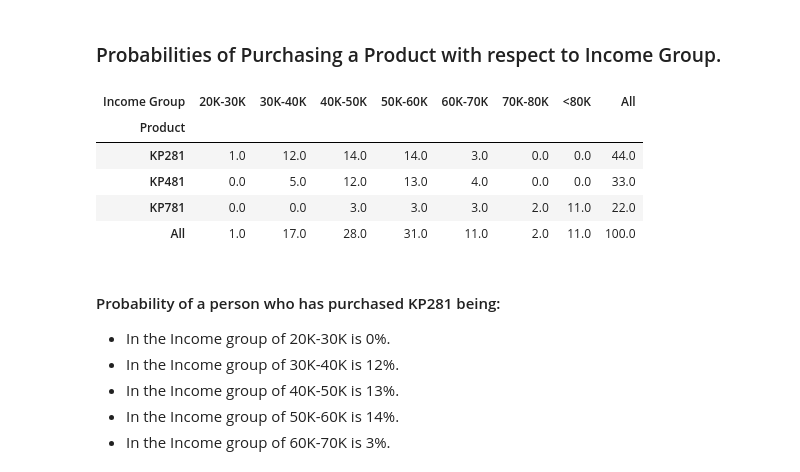
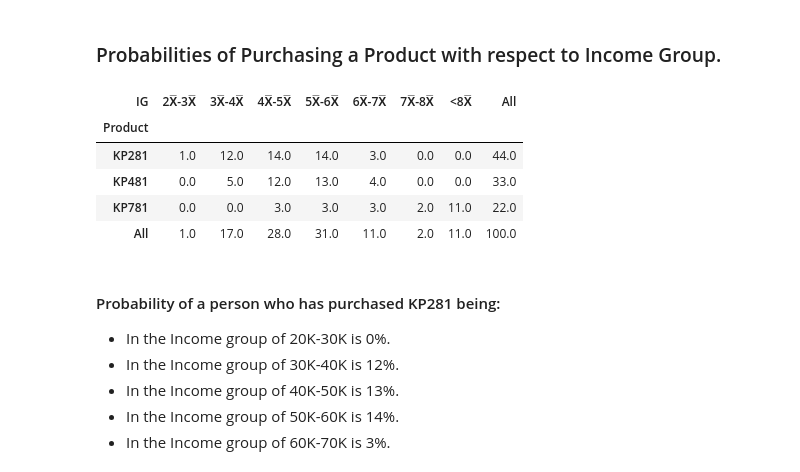
Before and after one commit to 2k4sm/aerofitAnalysis, a Jupyter notebook: aerofit_analysis.ipynb, the cells around one changed output. Cells and saved outputs as stored; diff of their text form; code cells hidden in the pictures.

```diff
--- a/aerofit_analysis.ipynb
+++ b/aerofit_analysis.ipynb
@@ -426,11 +426,11 @@ sns.boxplot(data=df_copy,x="Age", y="Product")
 # %% [markdown]
 ### Income-Product Analysis.
 # %%
-df_copy['Income Group'] = pd.cut(df['Income'],bins=[20000,30000,40000,50000,60000,70000,80000,2000000],labels=['20K-30K','30K-40K','40K-50K','50K-60K','60K-70K','70K-80K','<80K'])
+df_copy['IG'] = pd.cut(df['Income'],bins=[20000,30000,40000,50000,60000,70000,80000,2000000],labels=['2X̅-3X̅','3X̅-4X̅','4X̅-5X̅','5X̅-6X̅','6X̅-7X̅','7X̅-8X̅','<8X̅'])
 
-ctab_income = pd.crosstab(index=df_copy["Income Group"], columns=df_copy["Product"])
+ctab_income = pd.crosstab(index=df_copy["IG"], columns=df_copy["Product"])
 margin_ctab_income_percent = (ctab_income / ctab_income.sum())*100
 print(margin_ctab_income_percent.round(2))
 
-sns.catplot(data=df,x="Income Group",col="Product",kind="count",hue="Product")
+sns.catplot(data=df,x="IG",col="Product",kind="count",hue="Product")
 # %% [output]
@@ -775,9 +775,9 @@ pd.crosstab(index=df_copy["Product"],columns=df["Usage"],margins=True,normalize=
 # %% [markdown]
 ### Probabilities of Purchasing a Product with respect to Income Group.
 # %%
-pd.crosstab(index=df_copy["Product"],columns=df["Income Group"],margins=True,normalize=True).round(2) * 100
+pd.crosstab(index=df_copy["Product"],columns=df["IG"],margins=True,normalize=True).round(2) * 100
 # %% [output]
-| Income Group | 20K-30K | 30K-40K | 40K-50K | 50K-60K | 60K-70K | 70K-80K | <80K | All |
+| IG | 2X̅-3X̅ | 3X̅-4X̅ | 4X̅-5X̅ | 5X̅-6X̅ | 6X̅-7X̅ | 7X̅-8X̅ | <8X̅ | All |
 | Product |  |  |  |  |  |  |  |  |
 | KP281 | 1.0 | 12.0 | 14.0 | 14.0 | 3.0 | 0.0 | 0.0 | 44.0 |
 | KP481 | 0.0 | 5.0 | 12.0 | 13.0 | 4.0 | 0.0 | 0.0 | 33.0 |
```
Also changed, not shown: parts of 1 cell of this notebook.
